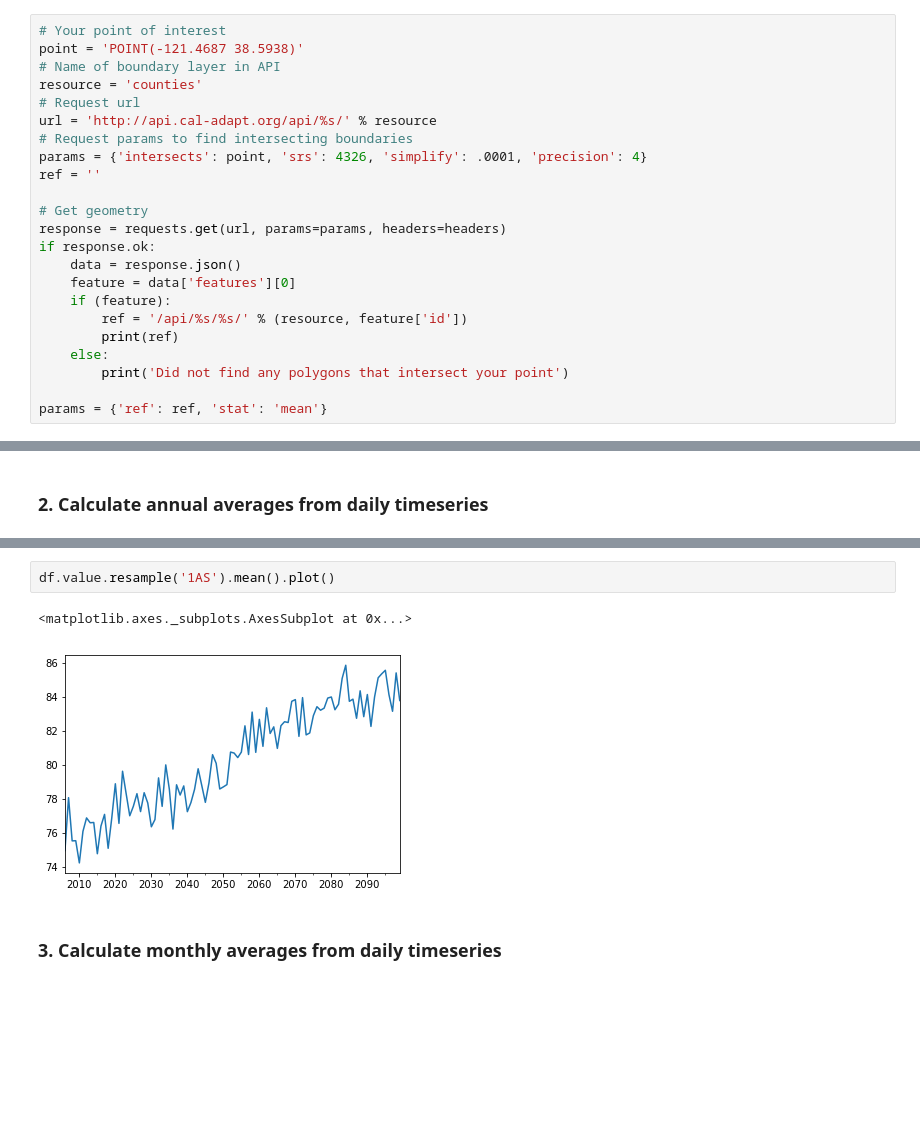
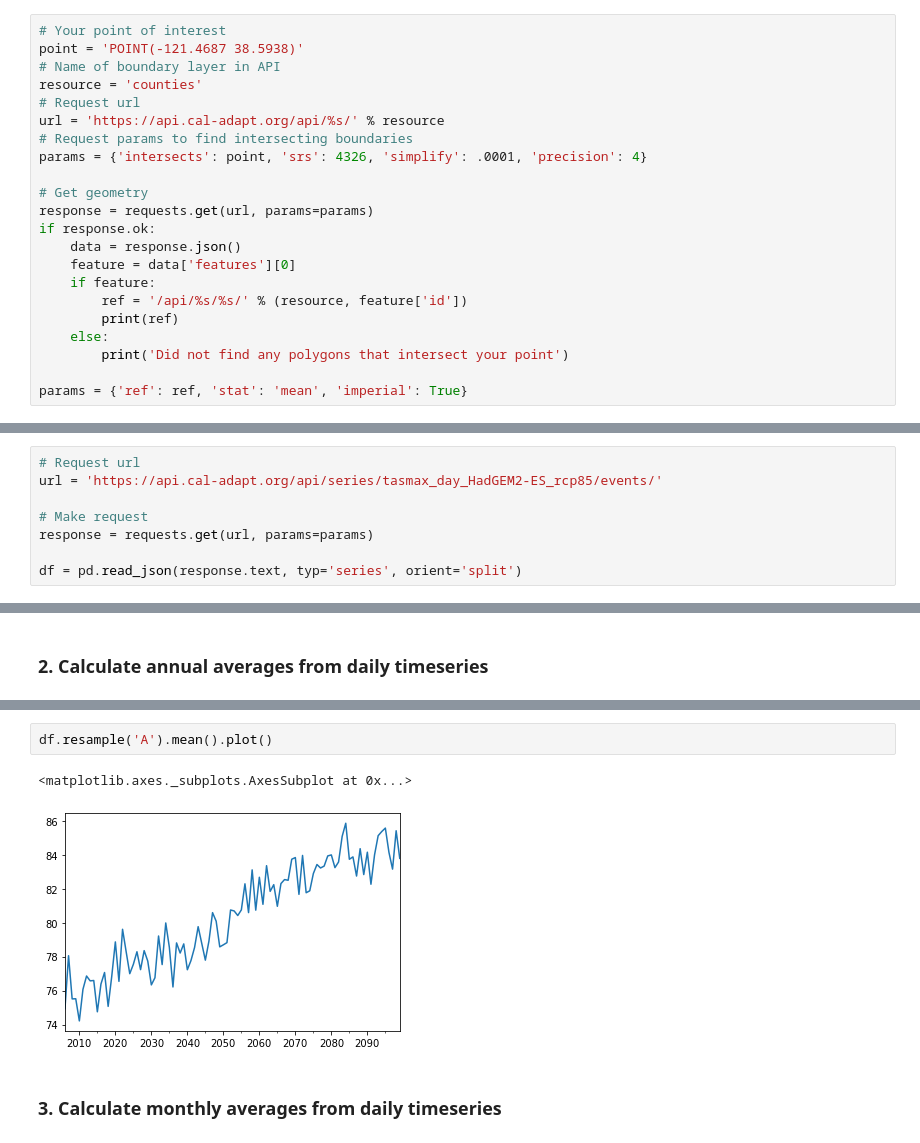
Before and after one commit to berkeley-gif/caladapt-docs, a Jupyter notebook: cookbook/daily_data_summaries.ipynb, the cells around one changed output, grey strips where cells are left out. Cells and saved outputs as stored; diff of their text form; blank space fills up the shorter version.

Commit message:
Update daily data summary and exheat cookbooks to use events

```diff
--- a/cookbook/daily_data_summaries.ipynb
+++ b/cookbook/daily_data_summaries.ipynb
@@ -48,23 +35,22 @@ point = 'POINT(-121.4687 38.5938)'
 # Name of boundary layer in API
 resource = 'counties'
 # Request url
-url = 'http://api.cal-adapt.org/api/%s/' % resource
+url = 'https://api.cal-adapt.org/api/%s/' % resource
 # Request params to find intersecting boundaries
 params = {'intersects': point, 'srs': 4326, 'simplify': .0001, 'precision': 4}
-ref = ''
 
 # Get geometry
-response = requests.get(url, params=params, headers=headers)
+response = requests.get(url, params=params)
 if response.ok:
     data = response.json()
     feature = data['features'][0]
-    if (feature):
+    if feature:
         ref = '/api/%s/%s/' % (resource, feature['id'])
         print(ref)
     else:
         print('Did not find any polygons that intersect your point')
 
-params = {'ref': ref, 'stat': 'mean'}
+params = {'ref': ref, 'stat': 'mean', 'imperial': True}
 # %% [output]
 /api/counties/34/
 # %% [markdown]
@@ -106,3 +60,11 @@ if response.ok:
+# %%
+# Request url
+url = 'https://api.cal-adapt.org/api/series/tasmax_day_HadGEM2-ES_rcp85/events/'
+
+# Make request
+response = requests.get(url, params=params)
+
+df = pd.read_json(response.text, typ='series', orient='split')
 # %% [markdown]
 Print the first and last 5 values of the daily timeseries
 # %%
@@ -148,8 +105,8 @@ Freq: AS-JAN, Name: value, dtype: float64
 # %%
-df.value.resample('1AS').mean().plot()
+df.resample('A').mean().plot()
 # %% [output]
 <matplotlib.axes._subplots.AxesSubplot at 0x...>
-[figure, old version]
+[figure, new version]
 # %% [markdown]
 ### 3. Calculate monthly averages from daily timeseries
 # %%
```
Also changed, not shown: parts of 8 cells of this notebook, 1 other file.
